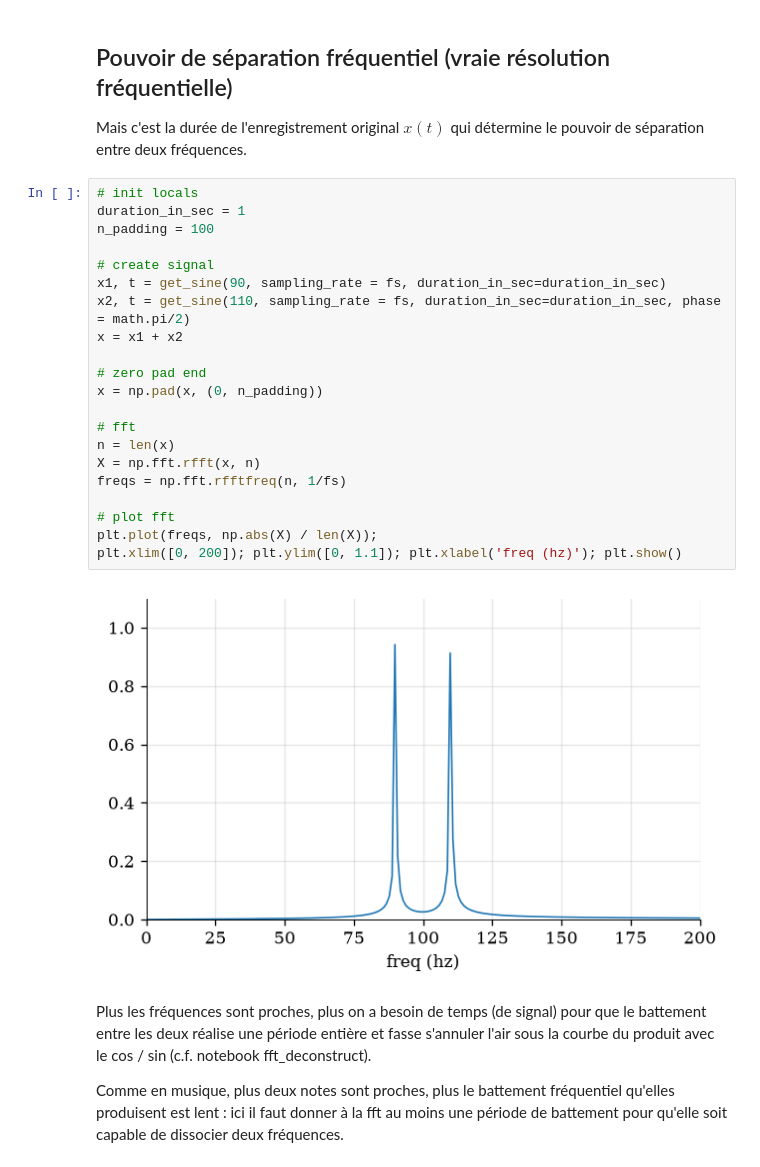
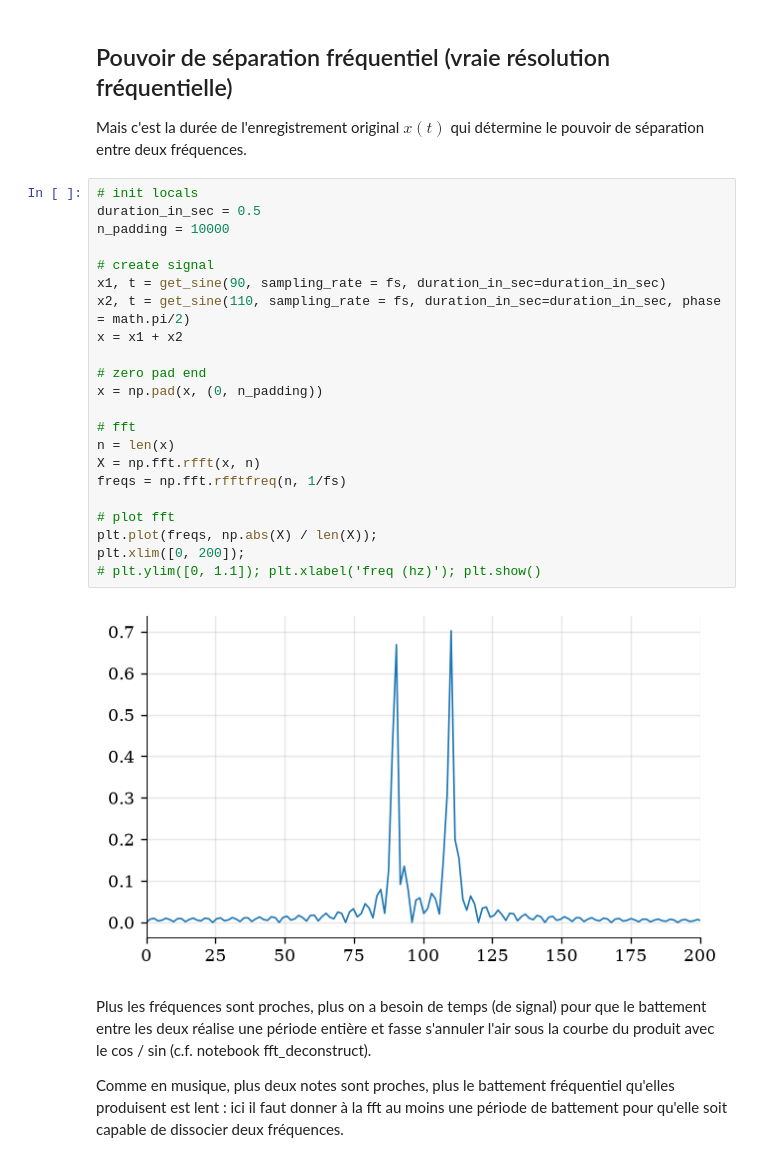
Before and after one commit to PyrApple/jupyterlite_signal_processing_ens, a Jupyter notebook: content/courses/4_fft_development.ipynb, the cells around one changed output. Cells and saved outputs as stored; diff of their text form.

```diff
--- a/content/4_fft_development.ipynb
+++ b/content/courses/4_fft_development.ipynb
@@ -55,27 +175,28 @@ plt.ylim([0, 1.1]); plt.xlim([0, 500]); plt.ylabel('freq (hz)'); plt.show();
 Mais c'est la durée de l'enregistrement original $x(t)$ qui détermine le pouvoir de séparation entre deux fréquences.
 # %%
 # init locals
-duration_in_sec = 1
-n_padding = 100
+duration_in_sec = 0.5
+n_padding = 10000
 
 # create signal
 x1, t = get_sine(90, sampling_rate = fs, duration_in_sec=duration_in_sec)
 x2, t = get_sine(110, sampling_rate = fs, duration_in_sec=duration_in_sec, phase = math.pi/2)
 x = x1 + x2
 
 # zero pad end
 x = np.pad(x, (0, n_padding))
 
 # fft
 n = len(x)
 X = np.fft.rfft(x, n)
 freqs = np.fft.rfftfreq(n, 1/fs)
 
 # plot fft
 plt.plot(freqs, np.abs(X) / len(X));
-plt.xlim([0, 200]); plt.ylim([0, 1.1]); plt.xlabel('freq (hz)'); plt.show()
+plt.xlim([0, 200]);
+# plt.ylim([0, 1.1]); plt.xlabel('freq (hz)'); plt.show()
 # %% [output]
-[figure, old version]
+[figure, new version]
 # %% [markdown]
 Plus les fréquences sont proches, plus on a besoin de temps (de signal) pour que le battement entre les deux réalise une période entière et fasse s'annuler l'air sous la courbe du produit avec le cos / sin (c.f. notebook fft_deconstruct).
 
```
Also changed, not shown: parts of 9 cells of this notebook, 29 other files.
